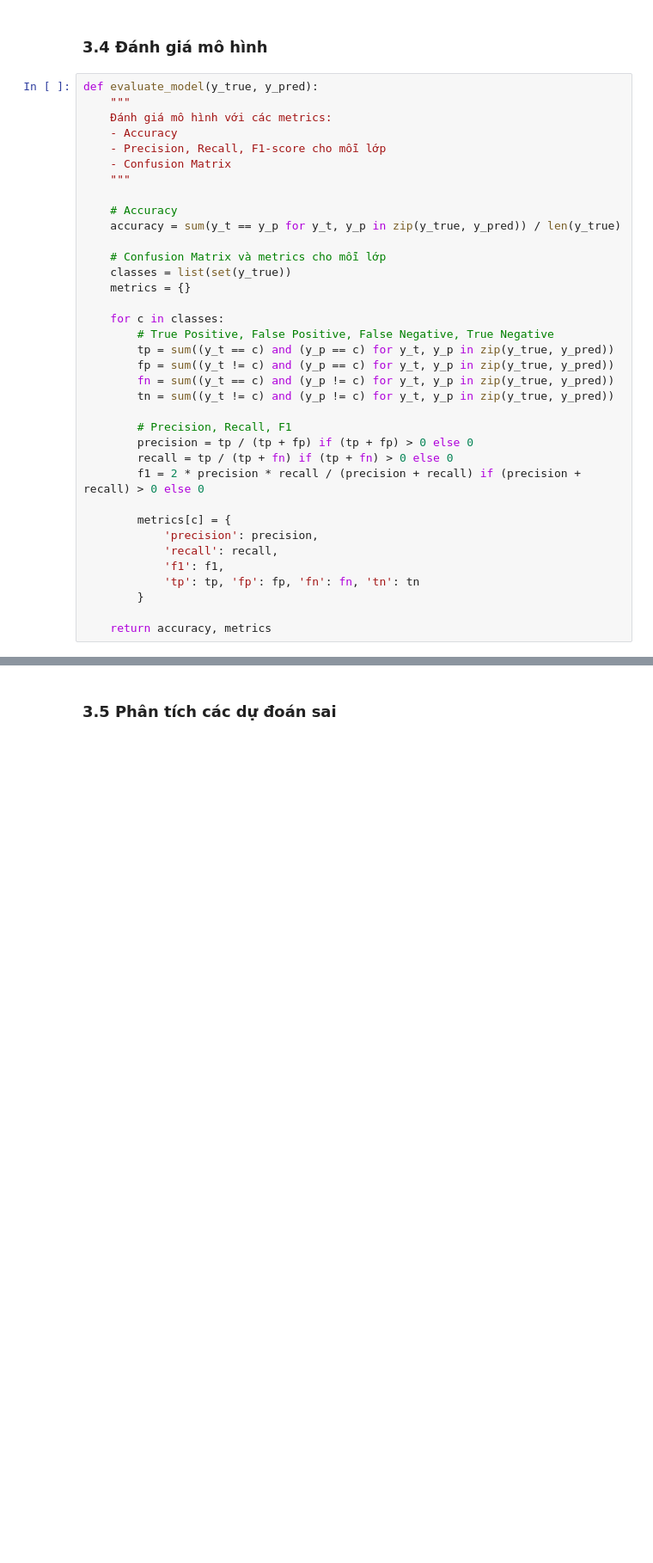
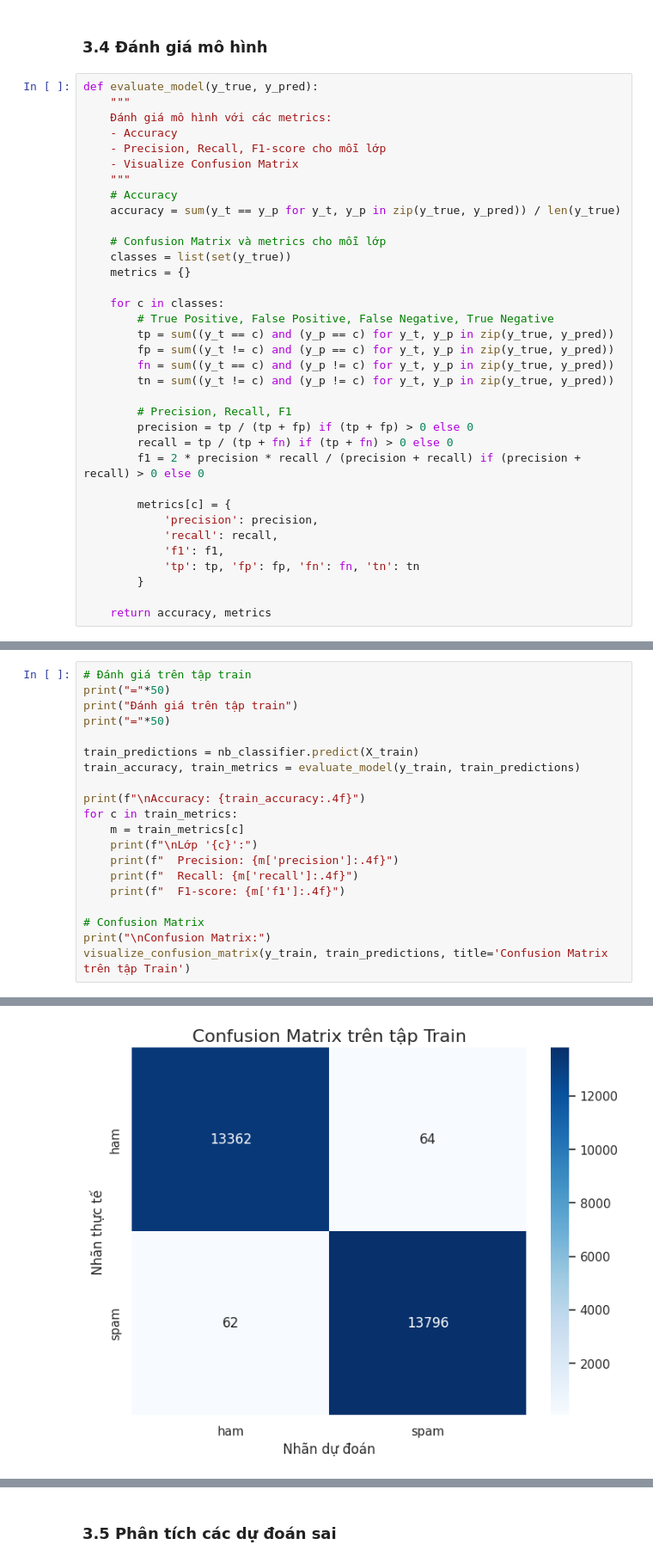
Before and after one commit to khoaoe/HCMUS-MathAI-Lab3-SpamHamClassification, a Jupyter notebook: code/naive_bayes.ipynb, the cells around one changed output, grey strips where cells are left out. Shown at 86% size. Cells and saved outputs as stored; diff of their text form; blank space fills up the shorter version.

```diff
--- a/code/naive_bayes.ipynb
+++ b/code/naive_bayes.ipynb
@@ -415,9 +489,8 @@ def evaluate_model(y_true, y_pred):
     Đánh giá mô hình với các metrics:
     - Accuracy
     - Precision, Recall, F1-score cho mỗi lớp
-    - Confusion Matrix
+    - Visualize Confusion Matrix
     """
-
     # Accuracy
     accuracy = sum(y_t == y_p for y_t, y_p in zip(y_true, y_pred)) / len(y_true)
 
@@ -447,0 +523,21 @@ def evaluate_model(y_true, y_pred):
+# %%
+# Đánh giá trên tập train
+print("="*50)
+print("Đánh giá trên tập train")
+print("="*50)
+
+train_predictions = nb_classifier.predict(X_train)
+train_accuracy, train_metrics = evaluate_model(y_train, train_predictions)
+
+print(f"\nAccuracy: {train_accuracy:.4f}")
+for c in train_metrics:
+    m = train_metrics[c]
+    print(f"\nLớp '{c}':")
+    print(f"  Precision: {m['precision']:.4f}")
+    print(f"  Recall: {m['recall']:.4f}")
+    print(f"  F1-score: {m['f1']:.4f}")
+
+# Confusion Matrix
+print("\nConfusion Matrix:")
+visualize_confusion_matrix(y_train, train_predictions, title='Confusion Matrix trên tập Train')
+# %% [output]
@@ -448 +561,2 @@ def evaluate_model(y_true, y_pred):
+[figure, added]
 # %%
```
Also changed, not shown: parts of 14 cells of this notebook.
